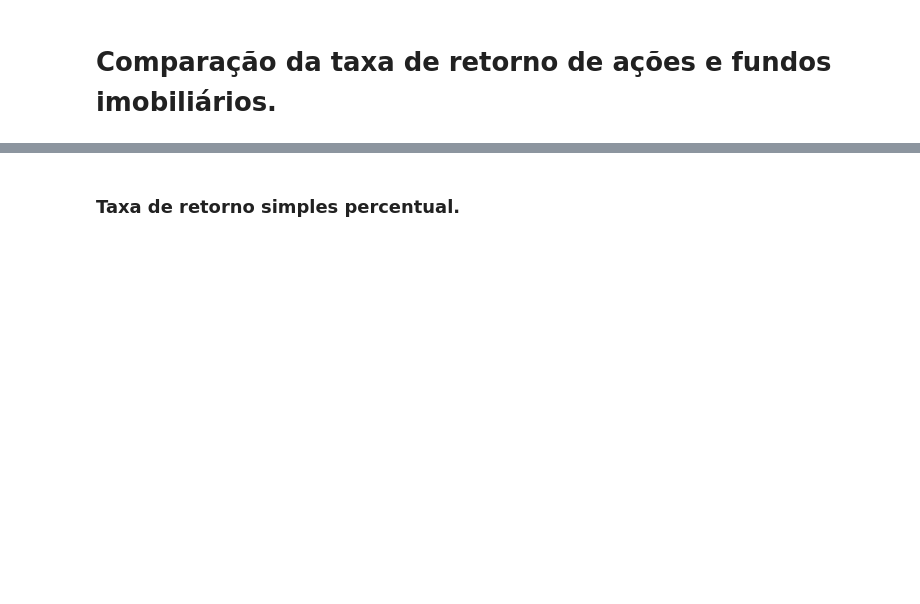
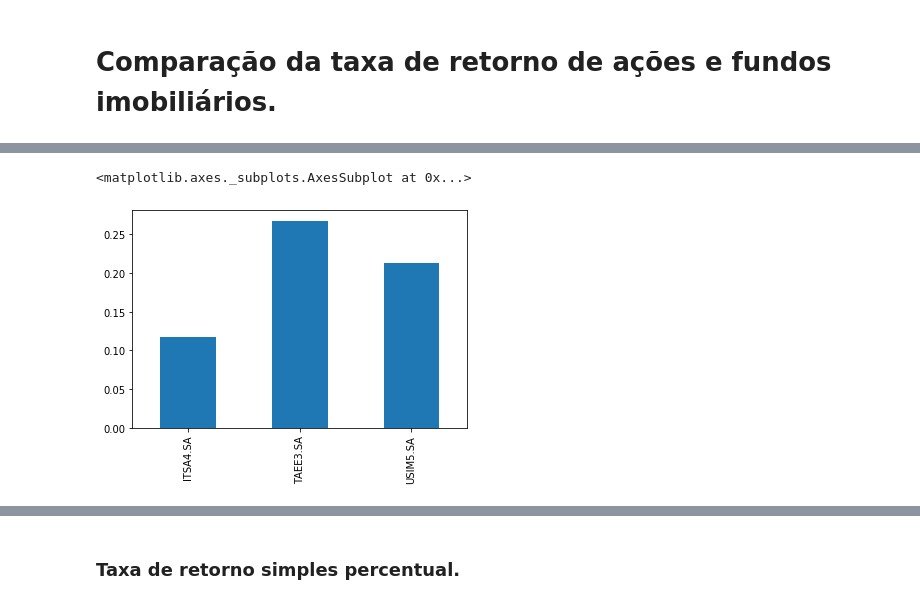
Before and after one commit to biangomes/ACOESvsFIIS, a Jupyter notebook: acoes-x-fii.ipynb, the cells around one changed output, grey strips where cells are left out. Saved outputs shown, nothing was run; the diff lists cells and outputs as text; code cells hidden in the pictures; blank space fills up the shorter version.

```diff
--- a/acoes-x-fii.ipynb
+++ b/acoes-x-fii.ipynb
@@ -50,0 +40,4 @@ print(meus_dados_fiis.iloc[0])
+# %%
+# retorno diario
+retorno_acoes = (mydata_acoes/mydata_acoes.shift(1)) - 1
+retorno_fiis = (mydata_fiis/mydata_fiis.shift(1)) - 1
@@ -50,0 +65,4 @@ print(meus_dados_fiis.iloc[0])
+# %%
+# taxa de retorno médio anual
+retorno_acoes_anual = retorno_acoes.mean() * 250
+retorno_fiis_anual = retorno_fiis.mean() * 250
@@ -50,0 +87,5 @@ print(meus_dados_fiis.iloc[0])
+# %%
+retorno_acoes_anual.plot.bar()
+# %% [output]
+<matplotlib.axes._subplots.AxesSubplot at 0x...>
+[figure, added]
```
Also changed, not shown: parts of 22 cells of this notebook.
